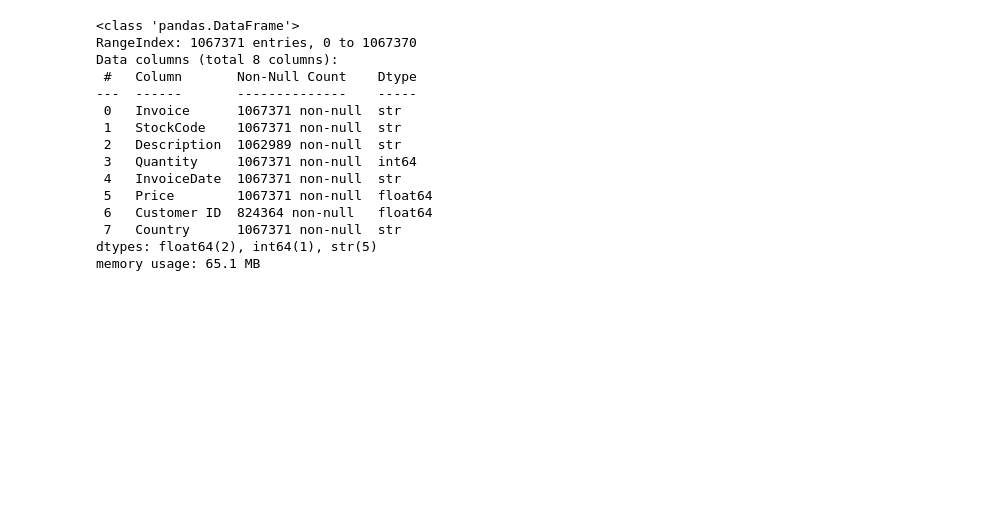
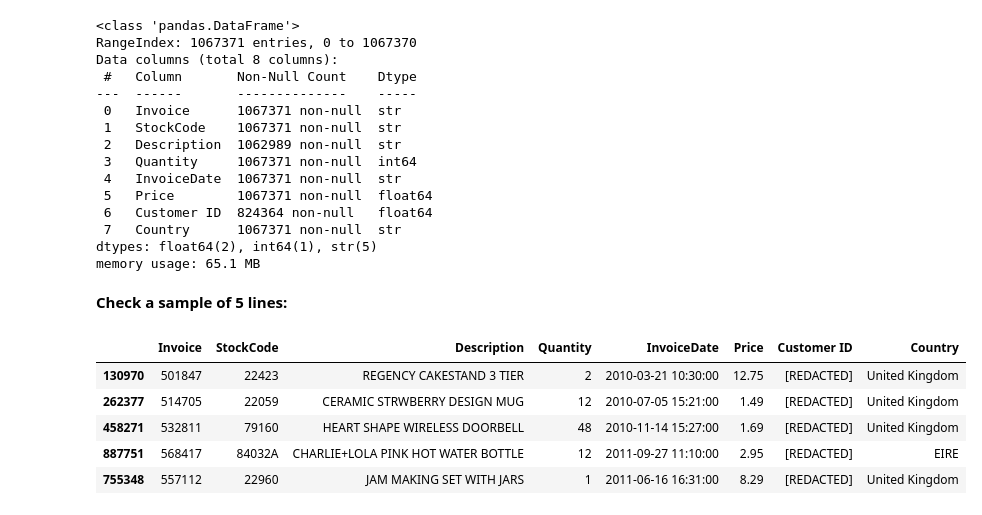
Before and after one commit to sachaplaye/rfm-lifecycle-segmentation, a Jupyter notebook: notebooks/1_data_clean_and_stage.ipynb, the cells around one changed output. Cells and saved outputs as stored; diff of their text form; code cells hidden in the pictures; blank space fills up the shorter version.

```diff
--- a/notebooks/1_data_clean_and_stage.ipynb
+++ b/notebooks/1_data_clean_and_stage.ipynb
@@ -98,3 +134,22 @@ Data columns (total 8 columns):
  7   Country      1067371 non-null  str
 dtypes: float64(2), int64(1), str(5)
 memory usage: 65.1 MB
+# %% [markdown]
+**Check a sample of 5 lines:**
+# %%
+# Pivot the below ON/Off to view the raw data for exploratory data analysis.
+# df_raw.sample(5)
+
+# For PII, we redact customer ID when posting to notebooks on GitHub.
+display_df = df_raw.sample(5).copy()
+
+# Apply the redaction and display
+display_df['Customer ID'] = '[REDACTED]'
+display(display_df)
+# %% [output]
+|  | Invoice | StockCode | Description | Quantity | InvoiceDate | Price | Customer ID | Country |
+| 130970 | 501847 | 22423 | REGENCY CAKESTAND 3 TIER | 2 | 2010-03-21 10:30:00 | 12.75 | [REDACTED] | United Kingdom |
+| 262377 | 514705 | 22059 | CERAMIC STRWBERRY DESIGN MUG | 12 | 2010-07-05 15:21:00 | 1.49 | [REDACTED] | United Kingdom |
+| 458271 | 532811 | 79160 | HEART SHAPE WIRELESS DOORBELL | 48 | 2010-11-14 15:27:00 | 1.69 | [REDACTED] | United Kingdom |
+| 887751 | 568417 | 84032A | CHARLIE+LOLA PINK HOT WATER BOTTLE | 12 | 2011-09-27 11:10:00 | 2.95 | [REDACTED] | EIRE |
+| 755348 | 557112 | 22960 | JAM MAKING SET WITH JARS | 1 | 2011-06-16 16:31:00 | 8.29 | [REDACTED] | United Kingdom |
```
Also changed, not shown: parts of 60 cells of this notebook.
